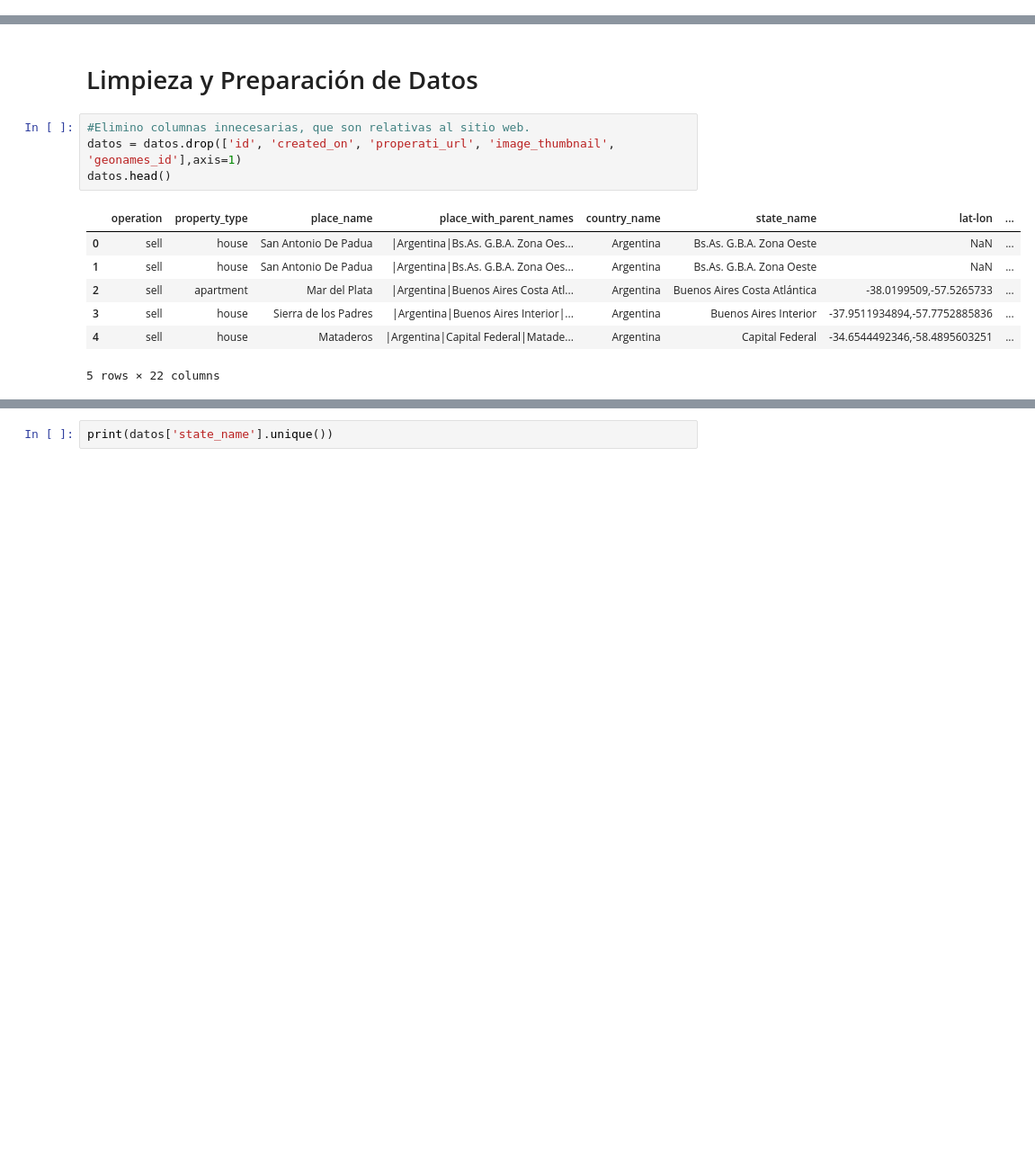
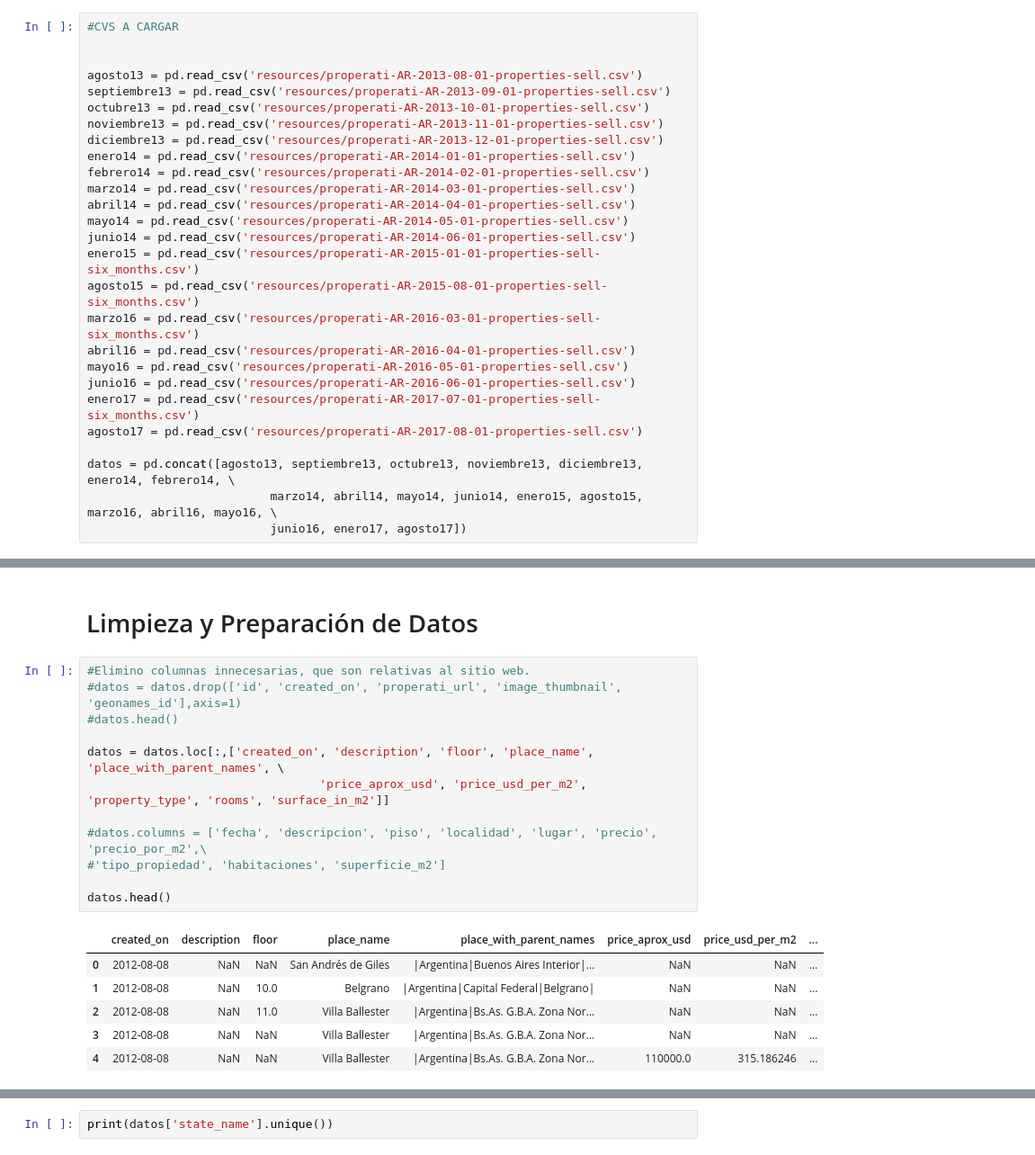
Before and after one commit to NicoGallegos/tpdatos, a Jupyter notebook: TP 1.ipynb, the cells around one changed output, grey strips where cells are left out. Shown: that part at 90% size. Saved outputs shown, nothing was run; the diff lists cells and outputs as text; blank space fills up the shorter version.

```diff
--- a/TP 1.ipynb
+++ b/TP 1.ipynb
@@ -24,0 +7,27 @@ memory usage: 38.6+ MB
+# %%
+#CVS A CARGAR
+
+
+agosto13 = pd.read_csv('resources/properati-AR-2013-08-01-properties-sell.csv')
+septiembre13 = pd.read_csv('resources/properati-AR-2013-09-01-properties-sell.csv')
+octubre13 = pd.read_csv('resources/properati-AR-2013-10-01-properties-sell.csv')
+noviembre13 = pd.read_csv('resources/properati-AR-2013-11-01-properties-sell.csv')
+diciembre13 = pd.read_csv('resources/properati-AR-2013-12-01-properties-sell.csv')
+enero14 = pd.read_csv('resources/properati-AR-2014-01-01-properties-sell.csv')
+febrero14 = pd.read_csv('resources/properati-AR-2014-02-01-properties-sell.csv')
+marzo14 = pd.read_csv('resources/properati-AR-2014-03-01-properties-sell.csv')
+abril14 = pd.read_csv('resources/properati-AR-2014-04-01-properties-sell.csv')
+mayo14 = pd.read_csv('resources/properati-AR-2014-05-01-properties-sell.csv')
+junio14 = pd.read_csv('resources/properati-AR-2014-06-01-properties-sell.csv')
+enero15 = pd.read_csv('resources/properati-AR-2015-01-01-properties-sell-six_months.csv')
+agosto15 = pd.read_csv('resources/properati-AR-2015-08-01-properties-sell-six_months.csv')
+marzo16 = pd.read_csv('resources/properati-AR-2016-03-01-properties-sell-six_months.csv')
+abril16 = pd.read_csv('resources/properati-AR-2016-04-01-properties-sell.csv')
+mayo16 = pd.read_csv('resources/properati-AR-2016-05-01-properties-sell.csv')
+junio16 = pd.read_csv('resources/properati-AR-2016-06-01-properties-sell.csv')
+enero17 = pd.read_csv('resources/properati-AR-2017-07-01-properties-sell-six_months.csv')
+agosto17 = pd.read_csv('resources/properati-AR-2017-08-01-properties-sell.csv')
+
+datos = pd.concat([agosto13, septiembre13, octubre13, noviembre13, diciembre13, enero14, febrero14, \
+                          marzo14, abril14, mayo14, junio14, enero15, agosto15, marzo16, abril16, mayo16, \
+                          junio16, enero17, agosto17])
@@ -26,16 +57,23 @@ memory usage: 38.6+ MB
 # Limpieza y Preparación de Datos
 # %%
 #Elimino columnas innecesarias, que son relativas al sitio web.
-datos = datos.drop(['id', 'created_on', 'properati_url', 'image_thumbnail', 'geonames_id'],axis=1)
+#datos = datos.drop(['id', 'created_on', 'properati_url', 'image_thumbnail', 'geonames_id'],axis=1)
+#datos.head()
+
+datos = datos.loc[:,['created_on', 'description', 'floor', 'place_name', 'place_with_parent_names', \
+                                 'price_aprox_usd', 'price_usd_per_m2', 'property_type', 'rooms', 'surface_in_m2']]
+
+#datos.columns = ['fecha', 'descripcion', 'piso', 'localidad', 'lugar', 'precio', 'precio_por_m2',\
+#'tipo_propiedad', 'habitaciones', 'superficie_m2']
+
 datos.head()
 # %% [output]
-|  | operation | property_type | place_name | place_with_parent_names | country_name | state_name | lat-lon | ... |
-| 0 | sell | house | San Antonio De Padua | |Argentina|Bs.As. G.B.A. Zona Oes... | Argentina | Bs.As. G.B.A. Zona Oeste | NaN | ... |
-| 1 | sell | house | San Antonio De Padua | |Argentina|Bs.As. G.B.A. Zona Oes... | Argentina | Bs.As. G.B.A. Zona Oeste | NaN | ... |
-| 2 | sell | apartment | Mar del Plata | |Argentina|Buenos Aires Costa Atl... | Argentina | Buenos Aires Costa Atlántica | -38.0199509,-57.5265733 | ... |
-| 3 | sell | house | Sierra de los Padres | |Argentina|Buenos Aires Interior|... | Argentina | Buenos Aires Interior | -37.9511934894,-57.7752885836 | ... |
-| 4 | sell | house | Mataderos | |Argentina|Capital Federal|Matade... | Argentina | Capital Federal | -34.6544492346,-58.4895603251 | ... |
+|  | created_on | description | floor | place_name | place_with_parent_names | price_aprox_usd | price_usd_per_m2 | ... |
+| 0 | 2012-08-08 | NaN | NaN | San Andrés de Giles | |Argentina|Buenos Aires Interior|... | NaN | NaN | ... |
+| 1 | 2012-08-08 | NaN | 10.0 | Belgrano | |Argentina|Capital Federal|Belgrano| | NaN | NaN | ... |
+| 2 | 2012-08-08 | NaN | 11.0 | Villa Ballester | |Argentina|Bs.As. G.B.A. Zona Nor... | NaN | NaN | ... |
+| 3 | 2012-08-08 | NaN | NaN | Villa Ballester | |Argentina|Bs.As. G.B.A. Zona Nor... | NaN | NaN | ... |
+| 4 | 2012-08-08 | NaN | NaN | Villa Ballester | |Argentina|Bs.As. G.B.A. Zona Nor... | 110000.0 | 315.186246 | ... |
-5 rows × 22 columns
 # %%
 #Verificamos datos
 print(datos['country_name'].unique())
```
Also changed, not shown: parts of 9 cells of this notebook.
